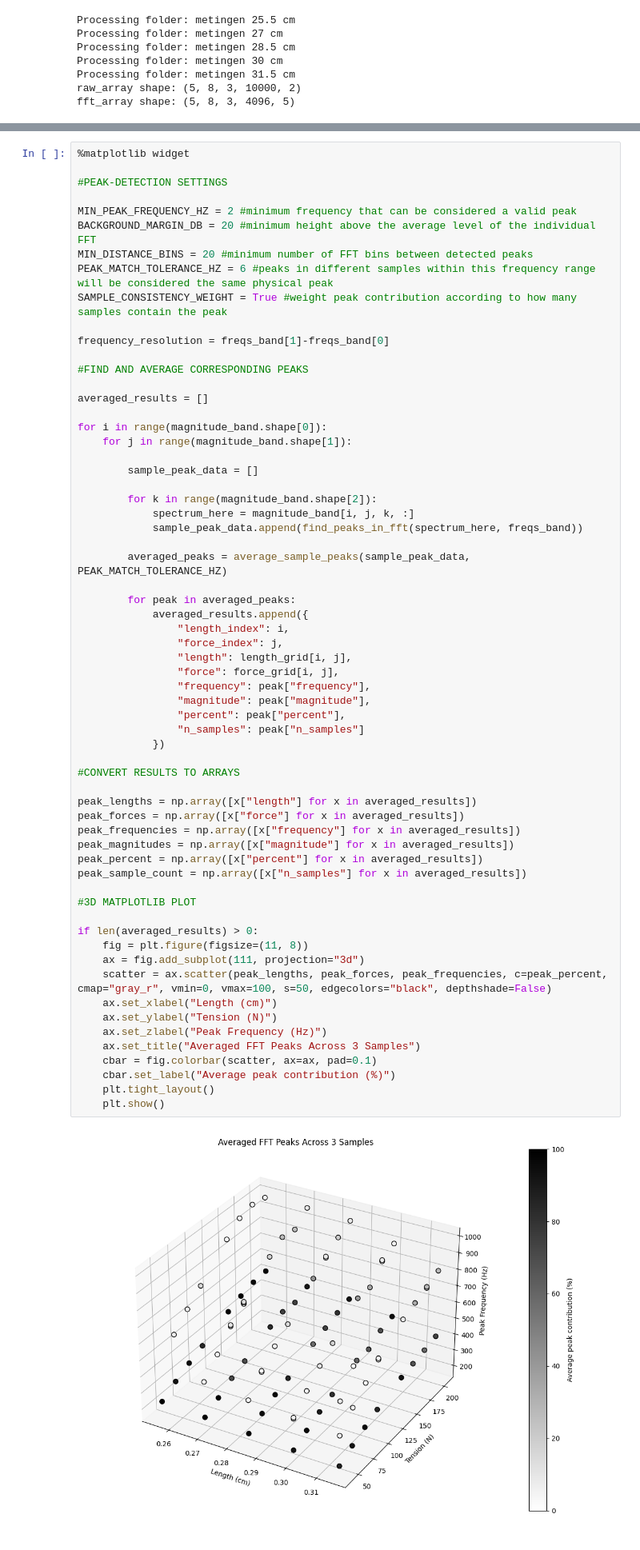
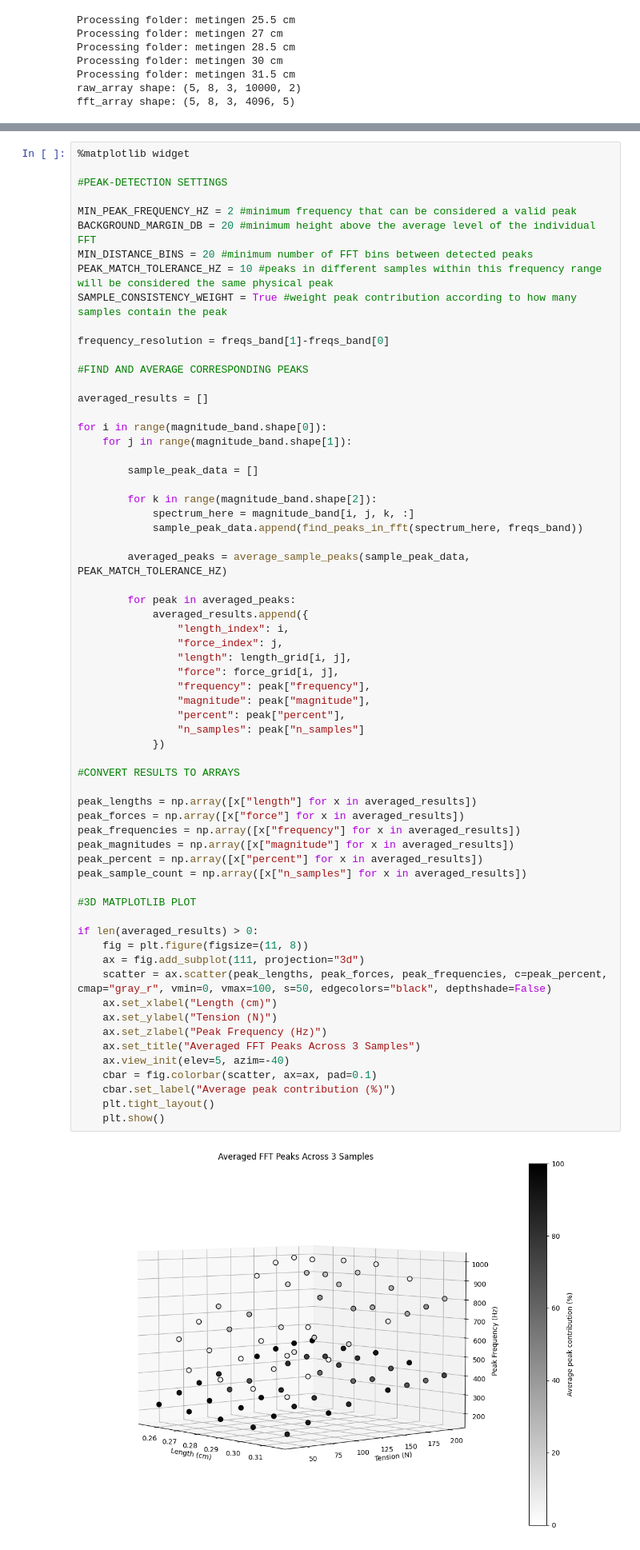
Before and after one commit to Spaantje5/Vibrating-String-Experiment, a Jupyter notebook: Labjournal_frequency.ipynb, the cells around one changed output, grey strips where cells are left out. Shown at 80% size. Cells and saved outputs as stored; diff of their text form.

```diff
--- a/Labjournal_frequency.ipynb
+++ b/Labjournal_frequency.ipynb
@@ -307,7 +307,7 @@ def print_results():
 MIN_PEAK_FREQUENCY_HZ = 2 #minimum frequency that can be considered a valid peak
 BACKGROUND_MARGIN_DB = 20 #minimum height above the average level of the individual FFT
 MIN_DISTANCE_BINS = 20 #minimum number of FFT bins between detected peaks
-PEAK_MATCH_TOLERANCE_HZ = 6 #peaks in different samples within this frequency range will be considered the same physical peak
+PEAK_MATCH_TOLERANCE_HZ = 10 #peaks in different samples within this frequency range will be considered the same physical peak
 SAMPLE_CONSISTENCY_WEIGHT = True #weight peak contribution according to how many samples contain the peak
 
 frequency_resolution = freqs_band[1]-freqs_band[0]
@@ -336,32 +336,33 @@ for i in range(magnitude_band.shape[0]):
                 "frequency": peak["frequency"],
                 "magnitude": peak["magnitude"],
                 "percent": peak["percent"],
                 "n_samples": peak["n_samples"]
             })
 
 #CONVERT RESULTS TO ARRAYS
 
 peak_lengths = np.array([x["length"] for x in averaged_results])
 peak_forces = np.array([x["force"] for x in averaged_results])
 peak_frequencies = np.array([x["frequency"] for x in averaged_results])
 peak_magnitudes = np.array([x["magnitude"] for x in averaged_results])
 peak_percent = np.array([x["percent"] for x in averaged_results])
 peak_sample_count = np.array([x["n_samples"] for x in averaged_results])
 
 #3D MATPLOTLIB PLOT
 
 if len(averaged_results) > 0:
     fig = plt.figure(figsize=(11, 8))
     ax = fig.add_subplot(111, projection="3d")
     scatter = ax.scatter(peak_lengths, peak_forces, peak_frequencies, c=peak_percent, cmap="gray_r", vmin=0, vmax=100, s=50, edgecolors="black", depthshade=False)
     ax.set_xlabel("Length (cm)")
     ax.set_ylabel("Tension (N)")
     ax.set_zlabel("Peak Frequency (Hz)")
     ax.set_title("Averaged FFT Peaks Across 3 Samples")
+    ax.view_init(elev=5, azim=-40)
     cbar = fig.colorbar(scatter, ax=ax, pad=0.1)
     cbar.set_label("Average peak contribution (%)")
     plt.tight_layout()
     plt.show()
 # %% [output]
-[figure, old version]
+[figure, new version]
 # %%
```
Also changed, not shown: parts of 9 cells of this notebook.
